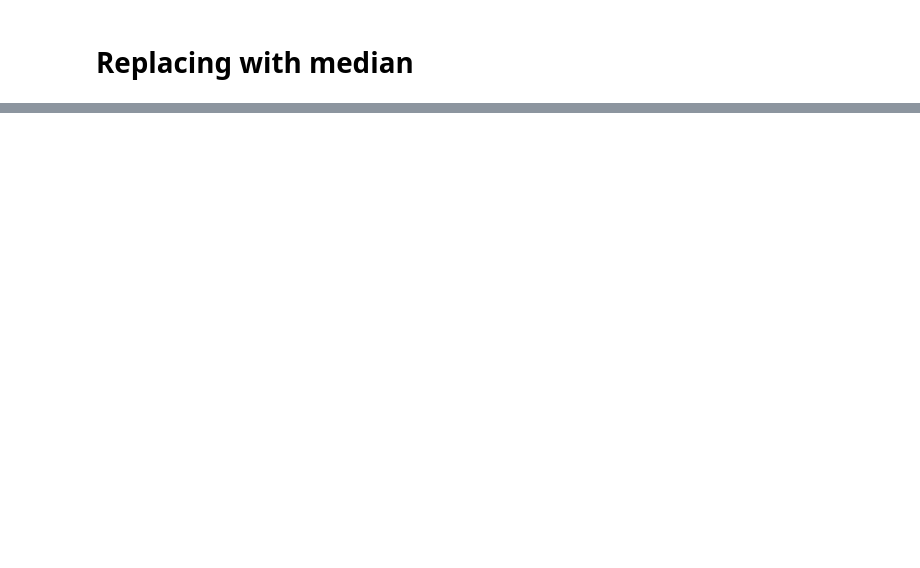
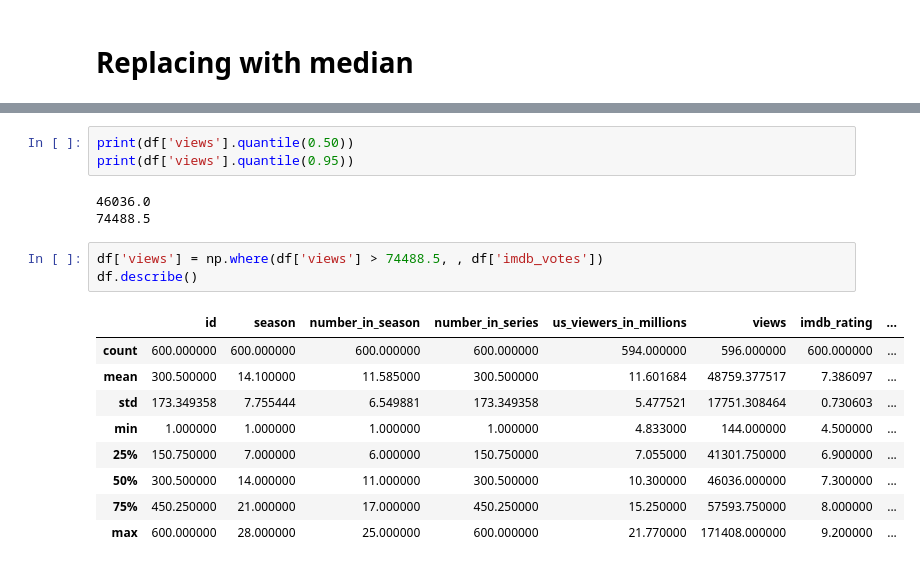
Before and after one commit to radhikascs/SimpsonsEpisodesEDA, a Jupyter notebook: Simpsons_episodes-EDA.ipynb, the cells around one changed output, grey strips where cells are left out. Saved outputs shown, nothing was run; the diff lists cells and outputs as text; blank space fills up the shorter version.

```diff
--- a/Simpsons_episodes-EDA.ipynb
+++ b/Simpsons_episodes-EDA.ipynb
@@ -280,3 +367,22 @@ sns.boxplot(data=df,x=df["us_viewers_in_millions"])
+# %%
+print(df['views'].quantile(0.50))
+print(df['views'].quantile(0.95))
+# %% [output]
+46036.0
+74488.5
+# %%
+df['views'] = np.where(df['views'] > 74488.5, , df['imdb_votes'])
+df.describe()
+# %% [output]
+|  | id | season | number_in_season | number_in_series | us_viewers_in_millions | views | imdb_rating | ... |
+| count | 600.000000 | 600.000000 | 600.000000 | 600.000000 | 594.000000 | 596.000000 | 600.000000 | ... |
+| mean | 300.500000 | 14.100000 | 11.585000 | 300.500000 | 11.601684 | 48759.377517 | 7.386097 | ... |
+| std | 173.349358 | 7.755444 | 6.549881 | 173.349358 | 5.477521 | 17751.308464 | 0.730603 | ... |
+| min | 1.000000 | 1.000000 | 1.000000 | 1.000000 | 4.833000 | 144.000000 | 4.500000 | ... |
+| 25% | 150.750000 | 7.000000 | 6.000000 | 150.750000 | 7.055000 | 41301.750000 | 6.900000 | ... |
+| 50% | 300.500000 | 14.000000 | 11.000000 | 300.500000 | 10.300000 | 46036.000000 | 7.300000 | ... |
+| 75% | 450.250000 | 21.000000 | 17.000000 | 450.250000 | 15.250000 | 57593.750000 | 8.000000 | ... |
+| max | 600.000000 | 28.000000 | 25.000000 | 600.000000 | 21.770000 | 171408.000000 | 9.200000 | ... |
 # %%
 sns.boxplot(data=df,x=df["imdb_votes"], orient= 'v')
 # %% [output]
```
Also changed, not shown: parts of 19 cells of this notebook.
